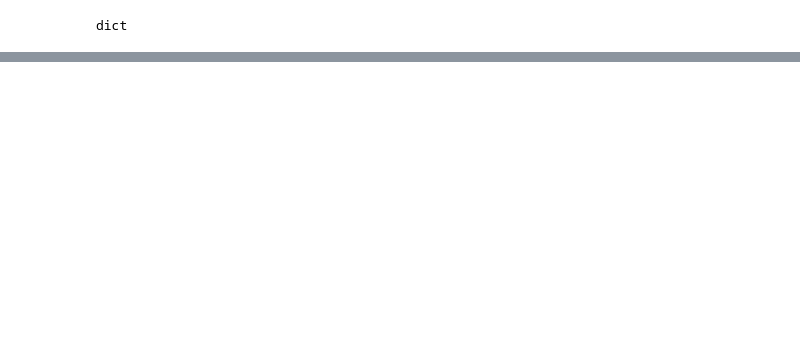
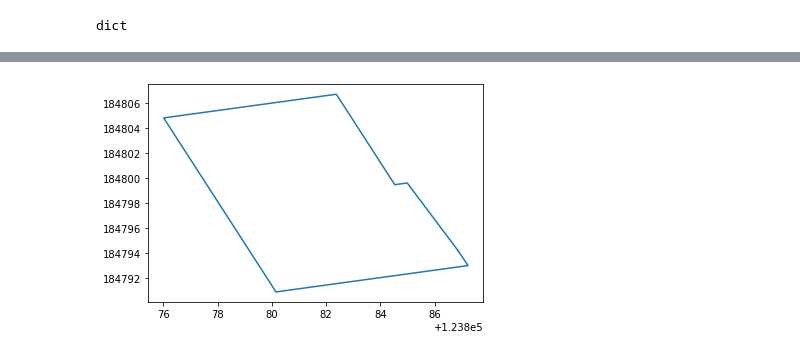
Before and after one commit to gpadem/3D_houses, a Jupyter notebook: write_address_get_polygon.ipynb, the cells around one changed output, grey strips where cells are left out. Cells and saved outputs as stored; diff of their text form; code cells hidden in the pictures; blank space fills up the shorter version.

```diff
--- a/write_address_get_polygon.ipynb
+++ b/write_address_get_polygon.ipynb
@@ -133,0 +171,10 @@ house_polygon
+# %%
+house_polygon[0].append((house_polygon[0])[0]) #repeat the first point to create a 'closed loop'
+
+xs, ys = zip(*house_polygon[0]) #create lists of x and y values
+
+plt.figure()
+plt.plot(xs,ys)
+plt.show()
+# %% [output]
+[figure, added]
```
Also changed, not shown: parts of 35 cells of this notebook, 13 other files.
